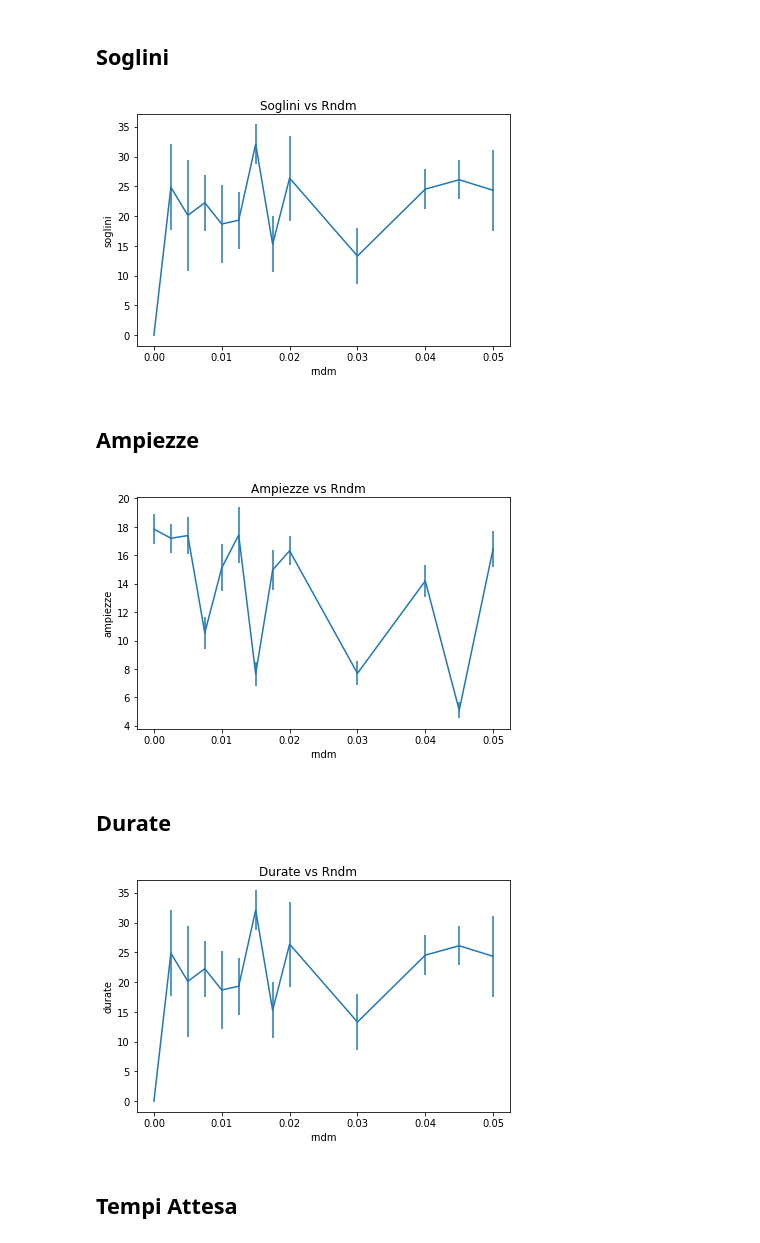
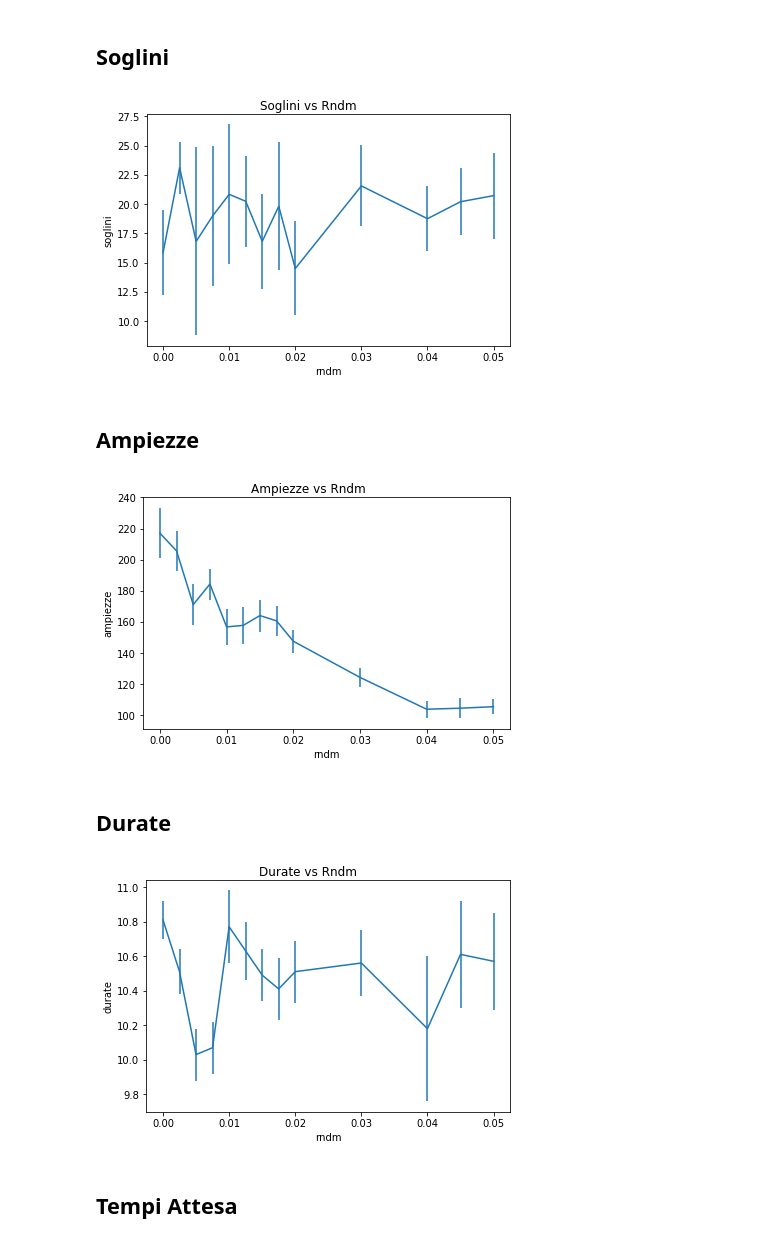
Before and after one commit to jackdeandrea/Econofisica, a Jupyter notebook: 00-correlazione_metriche_randomicita.ipynb, the cells around one changed output. Drawn from its saved outputs; the diff is of its cells as text; code cells hidden in the pictures.

```diff
--- a/00-correlazione_metriche_randomicita.ipynb
+++ b/00-correlazione_metriche_randomicita.ipynb
@@ -5,7 +5,7 @@ import matplotlib.pyplot as plt
 # %% [markdown]
 # Import files
 # %%
-file = pd.read_csv(r'/home/gdeandrea/Scaricati/Econofisica-RNDM - Foglio1.csv', header=14)
+file = pd.read_csv(r'/home/gdeandrea/Scaricati/Econofisica-RNDM - Foglio1(3).csv', header=28)
 # %%
 file = file.replace(',','.', regex=True)
 file = file.drop('chisq_soglie', axis=1)
@@ -380,29 +374,29 @@ plt.xlabel('rndm')
 plt.tight_layout()
 plt.show()
 # %% [output]
-[figure, old version]
+[figure, new version]
 # %% [markdown]
 ## Ampiezze
 # %%
 plt.suptitle('Ampiezze vs Rndm', y=1)
-plt.errorbar(file[file.columns[0]], file[file.columns[7]], yerr=file[file.columns[8]])
+plt.errorbar(file[file.columns[0]], file['ampiezze'], yerr=file['errore.2'])
 plt.ylabel('ampiezze')
 plt.xlabel('rndm')
 plt.tight_layout()
 plt.show()
 # %% [output]
-[figure, old version]
+[figure, new version]
 # %% [markdown]
 ## Durate
 # %%
 plt.suptitle('Durate vs Rndm', y=1)
-plt.errorbar(file[file.columns[0]], file[file.columns[3]], yerr=file[file.columns[4]])
+plt.errorbar(file[file.columns[0]], file['durate'], yerr=file['errore'])
 plt.ylabel('durate')
 plt.xlabel('rndm')
 plt.tight_layout()
 plt.show()
 # %% [output]
-[figure, old version]
+[figure, new version]
 # %% [markdown]
 ## Tempi Attesa
 # %%
```
Also changed, not shown: parts of 22 cells of this notebook.
